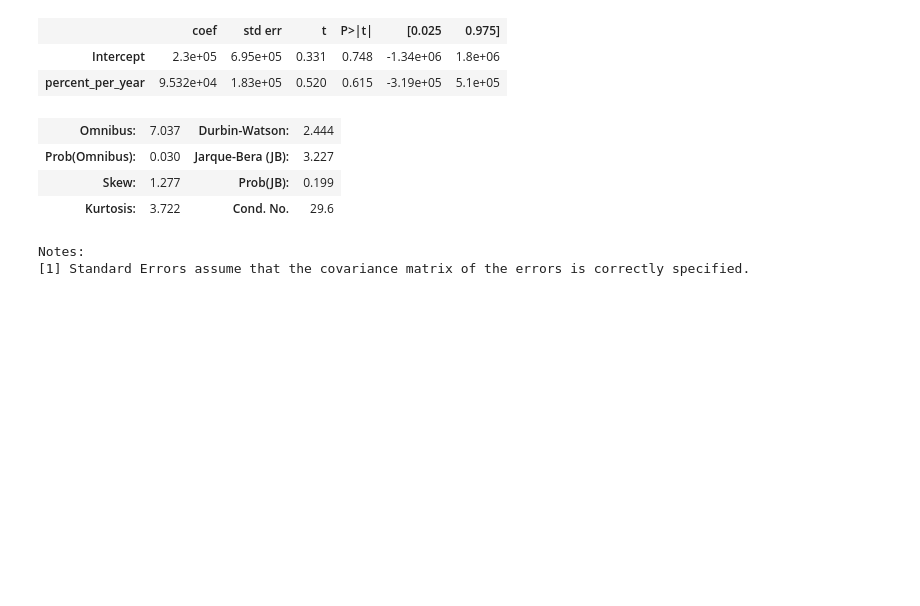
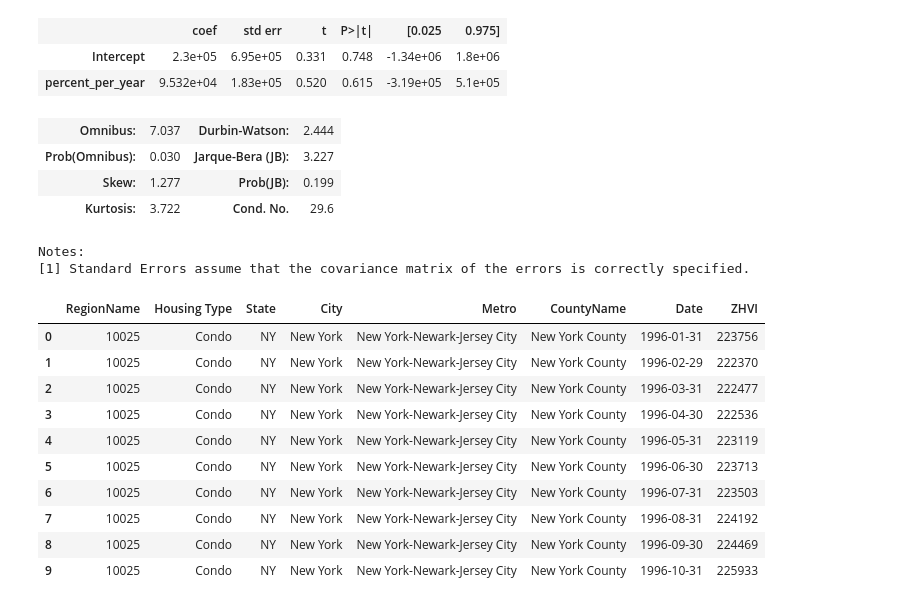
Before and after one commit to michael-brittlebank/digital-builder-capstone, a Jupyter notebook: main.ipynb, the cells around one changed output. Drawn from its saved outputs; the diff is of its cells as text; code cells hidden in the pictures; blank space fills up the shorter version.

Commit message:
working on getting zillow data and hitting performance issues

```diff
--- a/main.ipynb
+++ b/main.ipynb
@@ -220,3 +220,21 @@ OLS Regression Results
 | Kurtosis: | 3.722 | Cond. No. | 29.6 |
 Notes:
 [1] Standard Errors assume that the covariance matrix of the errors is correctly specified.
+# %%
+mysql_zillow.get_zillow_data({
+            env_database_host: "127.0.0.1",
+            env_database_username: "capstone_user",
+            env_database_password: "VGVyBFFGVrdky4rRFeWp!"
+        })
+# %% [output]
+|  | RegionName | Housing Type | State | City | Metro | CountyName | Date | ZHVI |
+| 0 | 10025 | Condo | NY | New York | New York-Newark-Jersey City | New York County | 1996-01-31 | 223756 |
+| 1 | 10025 | Condo | NY | New York | New York-Newark-Jersey City | New York County | 1996-02-29 | 222370 |
+| 2 | 10025 | Condo | NY | New York | New York-Newark-Jersey City | New York County | 1996-03-31 | 222477 |
+| 3 | 10025 | Condo | NY | New York | New York-Newark-Jersey City | New York County | 1996-04-30 | 222536 |
+| 4 | 10025 | Condo | NY | New York | New York-Newark-Jersey City | New York County | 1996-05-31 | 223119 |
+| 5 | 10025 | Condo | NY | New York | New York-Newark-Jersey City | New York County | 1996-06-30 | 223713 |
+| 6 | 10025 | Condo | NY | New York | New York-Newark-Jersey City | New York County | 1996-07-31 | 223503 |
+| 7 | 10025 | Condo | NY | New York | New York-Newark-Jersey City | New York County | 1996-08-31 | 224192 |
+| 8 | 10025 | Condo | NY | New York | New York-Newark-Jersey City | New York County | 1996-09-30 | 224469 |
+| 9 | 10025 | Condo | NY | New York | New York-Newark-Jersey City | New York County | 1996-10-31 | 225933 |
```
Also changed, not shown: 7 other files.
